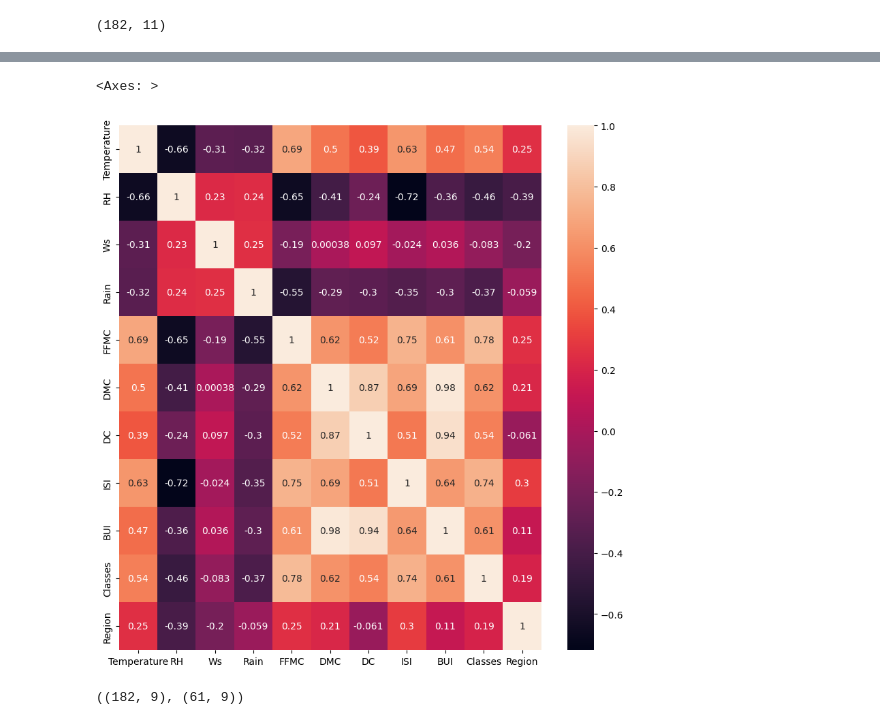
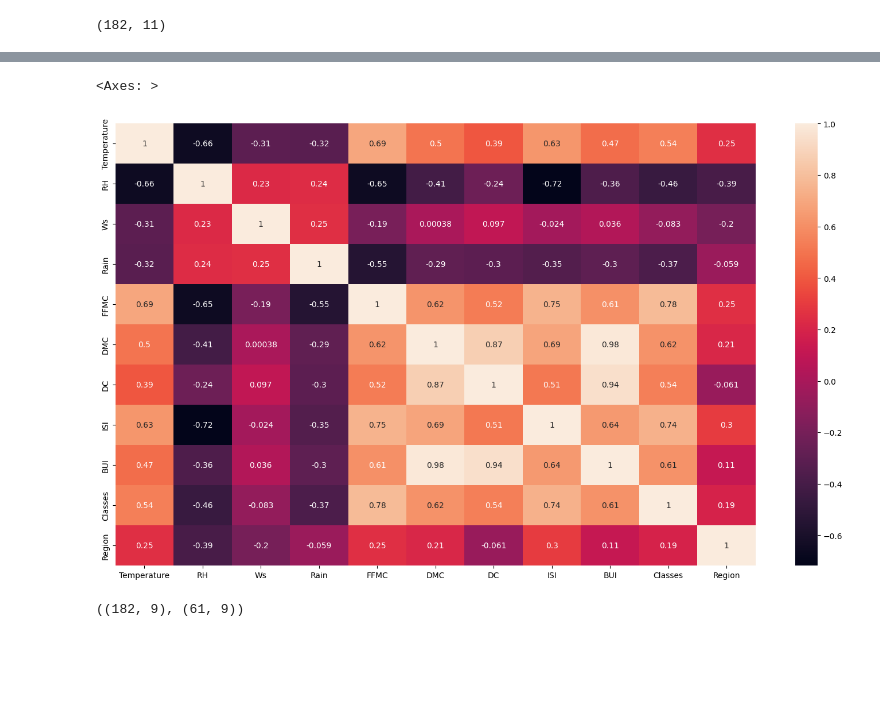
Before and after one commit to swadhinbiswas/machinelearning, a Jupyter notebook: Supervice learning/Regression/modeltraining.ipynb, the cells around one changed output, grey strips where cells are left out. Drawn from its saved outputs; the diff is of its cells as text; code cells hidden in the pictures; blank space fills up the shorter version.

```diff
--- a/Supervice learning/Regression/modeltraining.ipynb
+++ b/Supervice learning/Regression/modeltraining.ipynb
@@ -77,12 +77,12 @@ X_tarin.corr()
 | Region | 0.254549 | -0.394665 | -0.199969 | -0.059022 | 0.249514 | 0.212582 | -0.060838 | 0.296441 | 0.114897 | 0.188837 | 1.000000 |
 # %%
 ## Cheaking the correlation[Mulicollinearity]
-plt.figure(figsize=(10,10))
+plt.figure(figsize=(18,10))
 corr=X_tarin.corr()
 sns.heatmap(corr,annot=True)
 # %% [output]
 <Axes: >
-[figure, old version]
+[figure, new version]
 # %%
 def correlation(dataset,threshold):
     col_corr=set()
```
Also changed, not shown: parts of 17 cells of this notebook.
